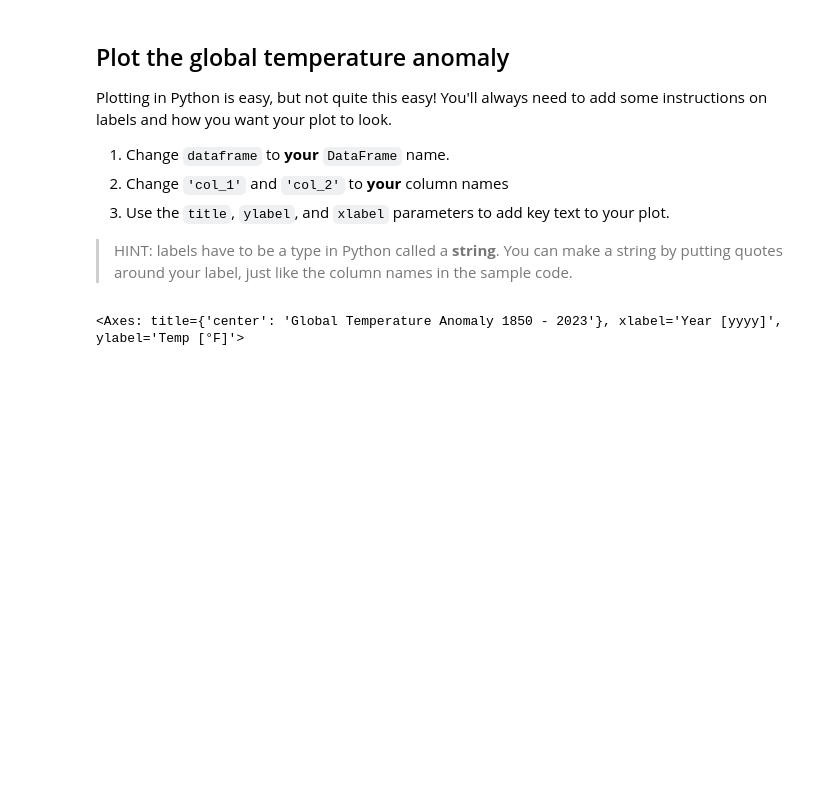
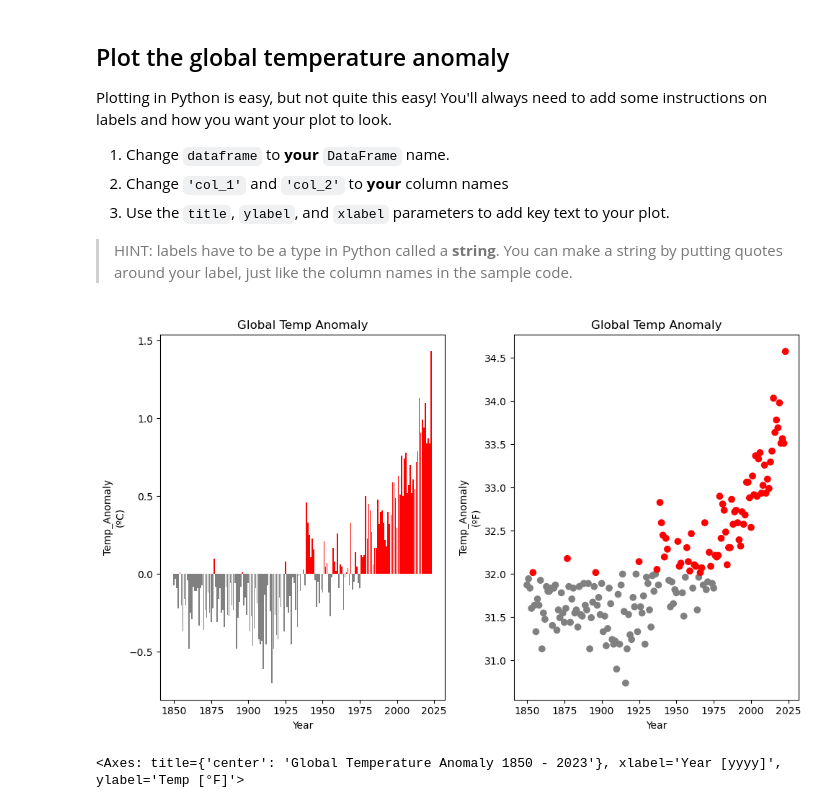
Before and after one commit to nbaqueror/01-geopark-get-started-reproducible-science-template, a Jupyter notebook: Get Started with Open Reproducible Science!.ipynb, the cells around one changed output. Saved outputs shown, nothing was run; the diff lists cells and outputs as text; code cells hidden in the pictures; blank space fills up the shorter version.

```diff
--- a/Get Started with Open Reproducible Science!.ipynb
+++ b/Get Started with Open Reproducible Science!.ipynb
@@ -351,6 +351,45 @@ Plotting in Python is easy, but not quite this easy! You'll always need to add s
   3. Use the `title`, `ylabel`, and `xlabel` parameters to add key text to your plot.
 
 > HINT: labels have to be a type in Python called a **string**. You can make a string by putting quotes around your label, just like the column names in the sample code.
+# %%
+import matplotlib.pyplot as plt
+# Figure with two plots
+fig, (ax1, ax2) = plt.subplots(1, 2, figsize = (10, 6))
+
+#define variables for ploting
+years = dataframe['Date']
+temp_anomaly = dataframe['Temp_Anomaly_[°C]']
+#print(years, temp_anomaly)
+
+#formato color de los datos en el grafico, condicional temp_anomaly > 0, rojo; < 0, azul
+colors = ['red' if value > 0 else 'grey' for value in temp_anomaly]
+
+temp_anomaly2 = dataframe['Temp_Anomaly_[°F]']
+#print(years, temp_anomaly)
+
+#formato color de los datos en el grafico, condicional temp_anomaly > 0, rojo; < 0, azul
+colors2 = ['red' if value > 32 else 'grey' for value in temp_anomaly2]
+
+ax1.bar(dataframe['Date'],
+         dataframe['Temp_Anomaly_[°C]'],
+         color = colors)
+ax2.scatter(dataframe['Date'],
+         dataframe['Temp_Anomaly_[°F]'],
+         color = colors2)
+
+
+# Set plot title and axes labels
+ax1.set(title = "Global Temp Anomaly",
+       xlabel = "Year",
+       ylabel = "Temp_Anomaly\n(ºC)")
+
+ax2.set(title = "Global Temp Anomaly",
+       xlabel = "Year",
+       ylabel = "Temp_Anomaly\n(ºF)")
+fig.tight_layout()
+plt.show()
+# %% [output]
+[figure, added]
 # %%
 dataframe.plot(x='Date', y='Temp_Anomaly_[°C]',
                title='Global Temperature Anomaly 1850 - 2023',
```
Also changed, not shown: parts of 3 cells of this notebook.
